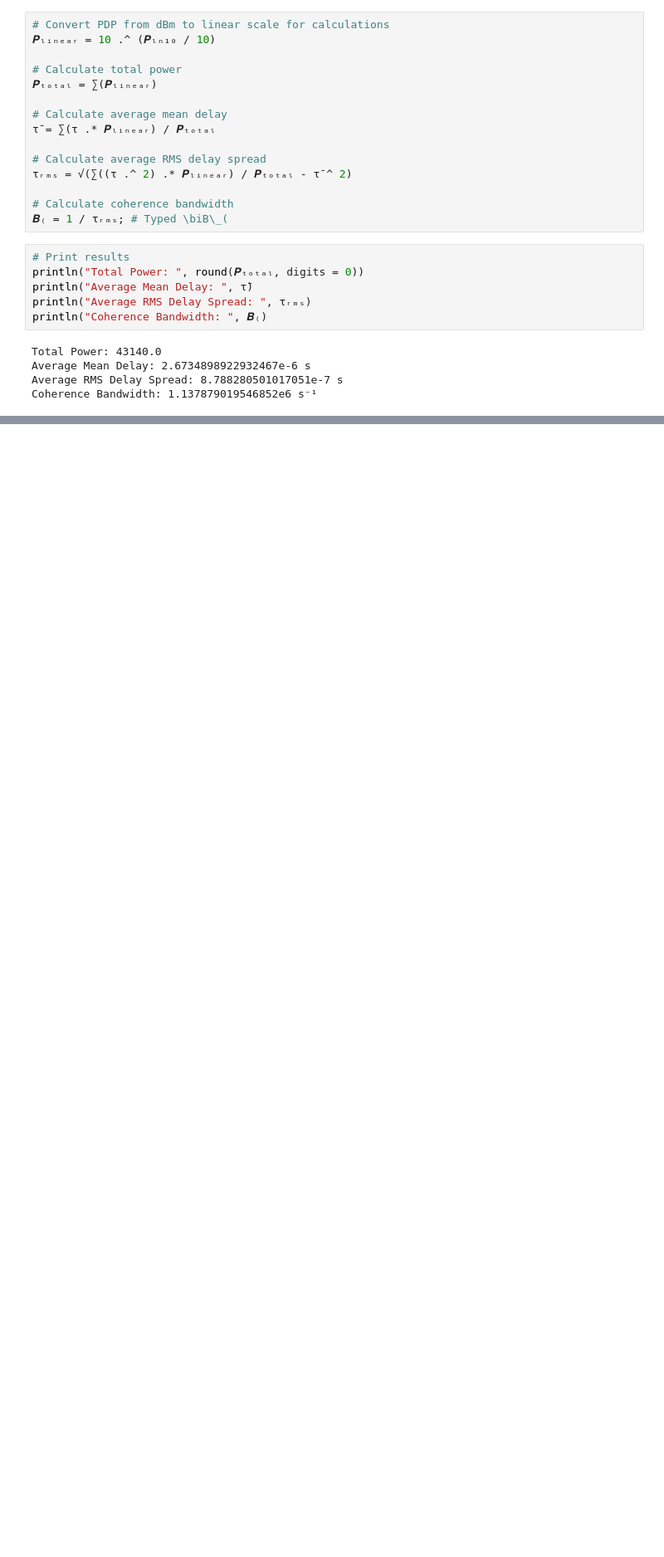
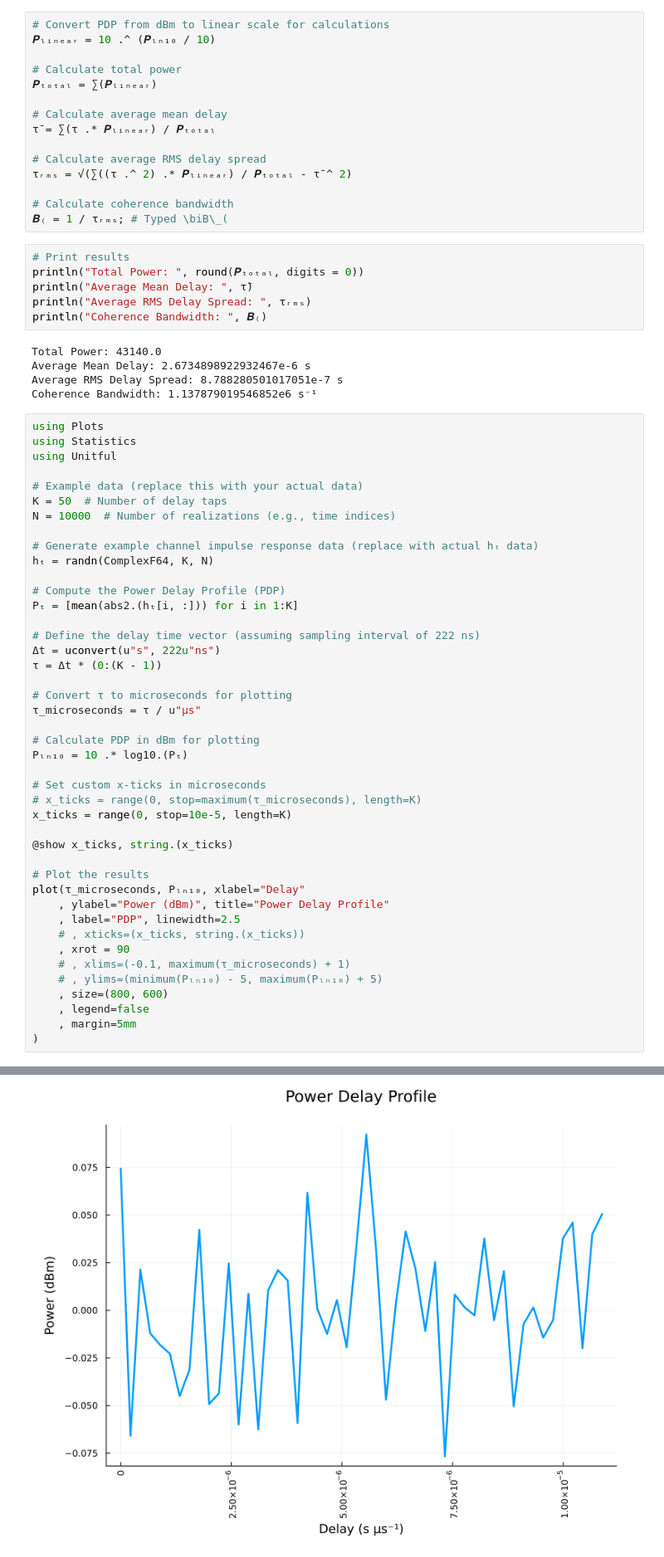
Before and after one commit to setrar/RADIO, a Jupyter notebook: Assignements/2/REPORT-BRICE.ipynb, the cells around one changed output, grey strips where cells are left out. Shown at 83% size. Saved outputs shown, nothing was run; the diff lists cells and outputs as text; blank space fills up the shorter version.

```diff
--- a/Assignements/2/REPORT-BRICE.ipynb
+++ b/Assignements/2/REPORT-BRICE.ipynb
@@ -401,3 +417,47 @@ Total Power: 43140.0
 Average Mean Delay: 2.6734898922932467e-6 s
 Average RMS Delay Spread: 8.788280501017051e-7 s
 Coherence Bandwidth: 1.137879019546852e6 s⁻¹
+# %%
+using Plots
+using Statistics
+using Unitful
+
+# Example data (replace this with your actual data)
+K = 50  # Number of delay taps
+N = 10000  # Number of realizations (e.g., time indices)
+
+# Generate example channel impulse response data (replace with actual hₜ data)
+hₜ = randn(ComplexF64, K, N)
+
+# Compute the Power Delay Profile (PDP)
+Pₜ = [mean(abs2.(hₜ[i, :])) for i in 1:K]
+
+# Define the delay time vector (assuming sampling interval of 222 ns)
+Δt = uconvert(u"s", 222u"ns")
+τ = Δt * (0:(K - 1))
+
+# Convert τ to microseconds for plotting
+τ_microseconds = τ / u"μs"
+
+# Calculate PDP in dBm for plotting
+Pₗₙ₁₀ = 10 .* log10.(Pₜ)
+
+# Set custom x-ticks in microseconds
+# x_ticks = range(0, stop=maximum(τ_microseconds), length=K)
+x_ticks = range(0, stop=10e-5, length=K)
+
+@show x_ticks, string.(x_ticks)
+
+# Plot the results
+plot(τ_microseconds, Pₗₙ₁₀, xlabel="Delay"
+    , ylabel="Power (dBm)", title="Power Delay Profile"
+    , label="PDP", linewidth=2.5
+    # , xticks=(x_ticks, string.(x_ticks))
+    , xrot = 90
+    # , xlims=(-0.1, maximum(τ_microseconds) + 1)
+    # , ylims=(minimum(Pₗₙ₁₀) - 5, maximum(Pₗₙ₁₀) + 5)
+    , size=(800, 600)
+    , legend=false
+    , margin=5mm
+)
+# %% [output]
@@ -403,0 +465 @@ Coherence Bandwidth: 1.137879019546852e6 s⁻¹
+[figure, added]
```
Also changed, not shown: parts of 2 cells of this notebook, 1 other file.
